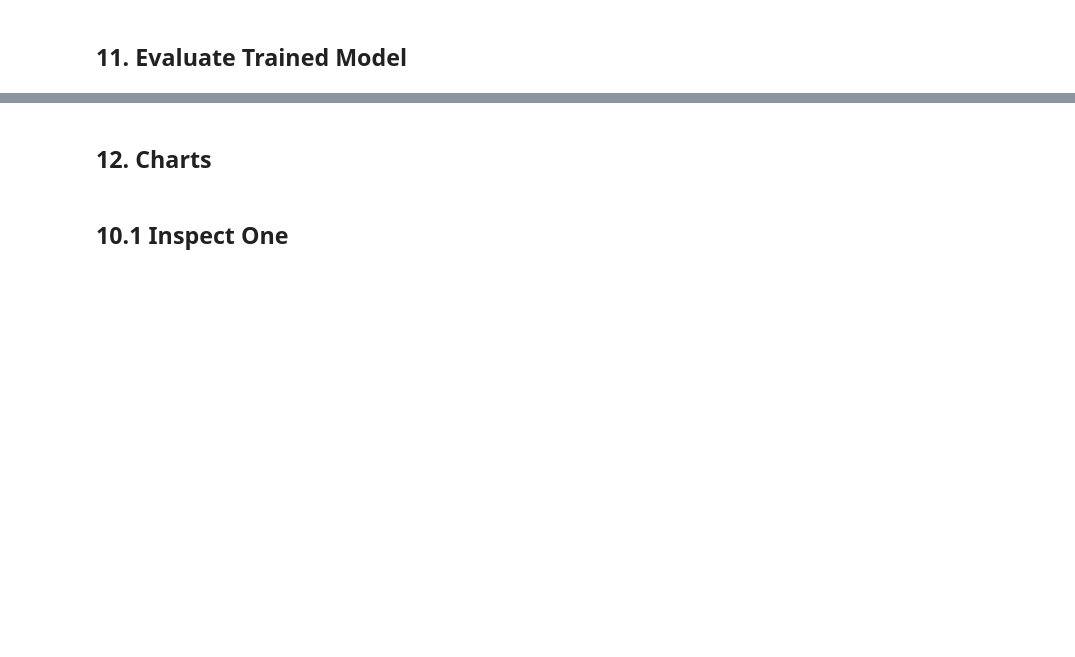
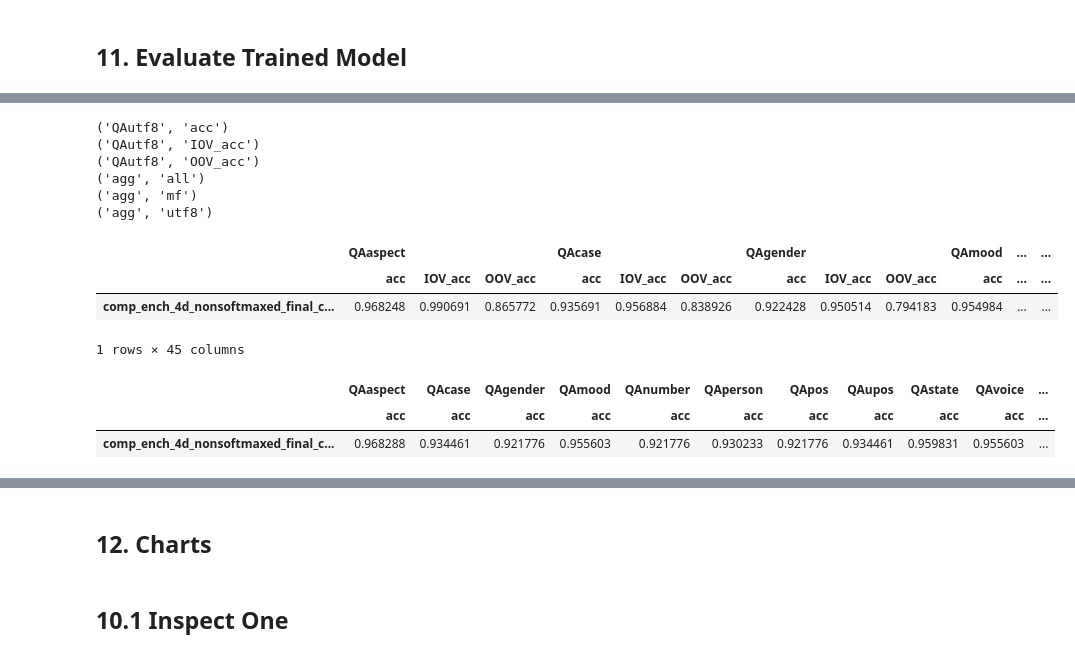
Before and after one commit to aosaimy/sawaref-rnn, a Jupyter notebook: Fullv4.5-ENCH.ipynb, the cells around one changed output, grey strips where cells are left out. Saved outputs shown, nothing was run; the diff lists cells and outputs as text; code cells hidden in the pictures; blank space fills up the shorter version.

```diff
--- a/Fullv4.5-ENCH.ipynb
+++ b/Fullv4.5-ENCH.ipynb
@@ -1501,6 +2082,7 @@ except NameError:
         ('QAupos', 'acc'),('QAupos', 'IOV_acc'),('QAupos', 'OOV_acc'),
         ('QAstate', 'acc'),('QAstate', 'IOV_acc'),('QAstate', 'OOV_acc'),
         ('QAvoice', 'acc'),('QAvoice', 'IOV_acc'),('QAvoice', 'OOV_acc'),
+        ('QAutf8', 'acc'),('QAutf8', 'IOV_acc'),('QAutf8', 'OOV_acc'),
         ('out_letter', 'acc'),('out_letter', 'IOV_acc'),('out_letter', 'OOV_acc'),
         ('out_diac', 'acc'),('out_diac', 'IOV_acc'),('out_diac', 'OOV_acc'),
         ('seg', 'acc'),('seg', 'IOV_acc'),('seg', 'OOV_acc'),
@@ -1522,7 +2104,7 @@ except NameError:
         ('QAupos', 'acc'),('QAupos', 'IOV_acc'),('QAupos', 'OOV_acc'),
         ('QAstate', 'acc'),('QAstate', 'IOV_acc'),('QAstate', 'OOV_acc'),
         ('QAvoice', 'acc'),('QAvoice', 'IOV_acc'),('QAvoice', 'OOV_acc'),
-#         ('QAutf8', 'acc'),('QAutf8', 'IOV_acc'),('QAutf8', 'OOV_acc'),
+        ('QAutf8', 'acc'),('QAutf8', 'IOV_acc'),('QAutf8', 'OOV_acc'),
         ('out_letter', 'acc'),('out_letter', 'IOV_acc'),('out_letter', 'OOV_acc'),
         ('out_diac', 'acc'),('out_diac', 'IOV_acc'),('out_diac', 'OOV_acc'),
         ('seg', 'acc'),('seg', 'IOV_acc'),('seg', 'OOV_acc'),
@@ -1531,24 +2113,43 @@ except NameError:
         ('agg', 'mf'),
         ('agg', 'utf8')]))))
 # %%
-r = {}
 for x in list(accuracies.columns):
-    if x in result.columns:
-        r[x] = np.average(result[x].values.astype(int),axis=0)
+    if (x[0],"acc") not in result:
+        print(x)
+        continue
+    if x[1] =="acc":
+        accuracies.loc[e.NAME+"_test",x] = np.average(result[x].values.astype(int),axis=0)
     elif x[1] =="IOV_acc":
-        r[x] = np.average(result[result[("inputs","OOV")]==False][(x[0],"acc")].values.astype(int),axis=0)
+        accuracies.loc[e.NAME+"_test",x] = np.average(result[result[("inputs","OOV")]==False][(x[0],"acc")].values.astype(int),axis=0)
     elif x[1] =="OOV_acc":
-        r[x] = np.average(result[result[("inputs","OOV")]==True][(x[0],"acc")].values.astype(int),axis=0)
+        accuracies.loc[e.NAME+"_test",x] = np.average(result[result[("inputs","OOV")]==True][(x[0],"acc")].values.astype(int),axis=0)
     else:
         print(x)
 
 
-r[('agg', 'all')] = len(result[result.filter(regex="acc").astype(int).sum(axis=1) == len(result.filter(regex="acc").columns)])/len(result)
-r[('agg', 'mf')] = len(result[result.filter(regex="QAaspect.*acc|QAcase.*acc|QAgender.*acc|QAmood.*acc|QAnumber.*acc|QAperson.*acc|QAstate.*acc|QAvoice.*acc").astype(int).sum(axis=1) == len(result.filter(regex="QAaspect.*acc|QAcase.*acc|QAgender.*acc|QAmood.*acc|QAnumber.*acc|QAperson.*acc|QAstate.*acc|QAvoice.*acc").columns)])/len(result)
-r[('agg', 'utf8')] = len(result[result.filter(regex="QA.*acc").astype(int).sum(axis=1) == len(result.filter(regex="QA.*acc").columns)])/len(result)
+accuracies.loc[e.NAME+"_test",('agg', 'all')] = len(result[result.filter(regex="acc").astype(int).sum(axis=1) == len(result.filter(regex="acc").columns)])/len(result)
+accuracies.loc[e.NAME+"_test",('agg', 'mf')] = len(result[result.filter(regex="QAaspect.*acc|QAcase.*acc|QAgender.*acc|QAmood.*acc|QAnumber.*acc|QAperson.*acc|QAstate.*acc|QAvoice.*acc").astype(int).sum(axis=1) == len(result.filter(regex="QAaspect.*acc|QAcase.*acc|QAgender.*acc|QAmood.*acc|QAnumber.*acc|QAperson.*acc|QAstate.*acc|QAvoice.*acc").columns)])/len(result)
+accuracies.loc[e.NAME+"_test",('agg', 'utf8')] = len(result[result.filter(regex="QA.*acc").astype(int).sum(axis=1) == len(result.filter(regex="QA.*acc").columns)])/len(result)
 
-accuracies.loc[e.NAME+"_test"] = r
+# accuracies.loc[e.NAME+"_test"] = r
 accuracies
+# %% [output]
+('QAutf8', 'acc')
+('QAutf8', 'IOV_acc')
+('QAutf8', 'OOV_acc')
+('agg', 'all')
+('agg', 'mf')
+('agg', 'utf8')
+|  | QAaspect |  |  | QAcase |  |  | QAgender |  |  | QAmood | ... | ... |
+|  | acc | IOV_acc | OOV_acc | acc | IOV_acc | OOV_acc | acc | IOV_acc | OOV_acc | acc | ... | ... |
+| comp_ench_4d_nonsoftmaxed_final_c... | 0.968248 | 0.990691 | 0.865772 | 0.935691 | 0.956884 | 0.838926 | 0.922428 | 0.950514 | 0.794183 | 0.954984 | ... | ... |
+1 rows × 45 columns
+# %%
+h_accuracies.filter(regex="[^_]acc")
+# %% [output]
+|  | QAaspect | QAcase | QAgender | QAmood | QAnumber | QAperson | QApos | QAupos | QAstate | QAvoice | ... |
+|  | acc | acc | acc | acc | acc | acc | acc | acc | acc | acc | ... |
+| comp_ench_4d_nonsoftmaxed_final_c... | 0.968288 | 0.934461 | 0.921776 | 0.955603 | 0.921776 | 0.930233 | 0.921776 | 0.934461 | 0.959831 | 0.955603 | ... |
 # %%
 result_hadith = result[result[("inputs","index")].str.startswith("fourty")]
 result_hadith.replace("(/-1)+", "", regex=True).replace(True, "").to_excel(e.writer,'results_hadith_test')
```
Also changed, not shown: parts of 109 cells of this notebook, 5 other files.
